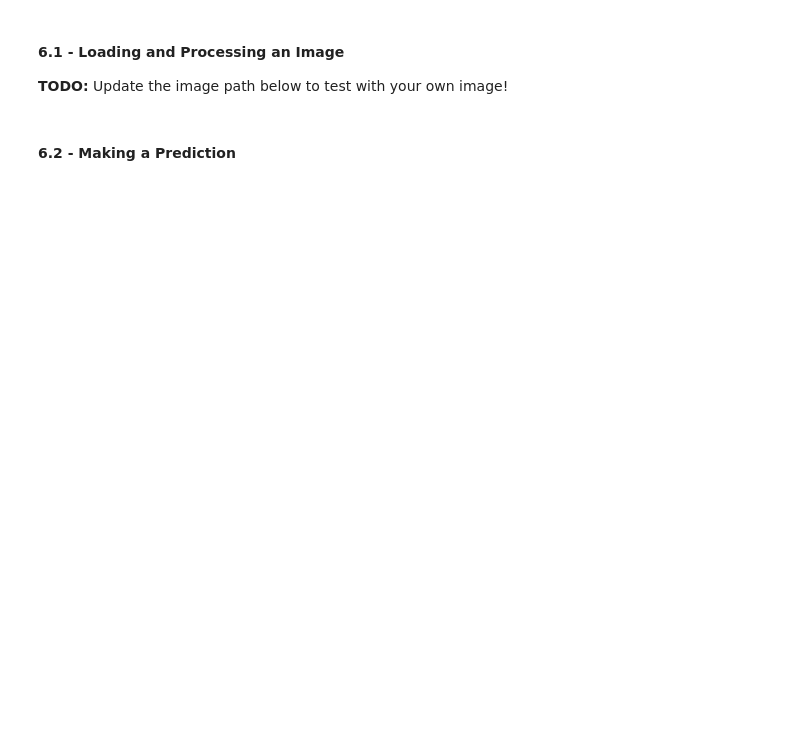
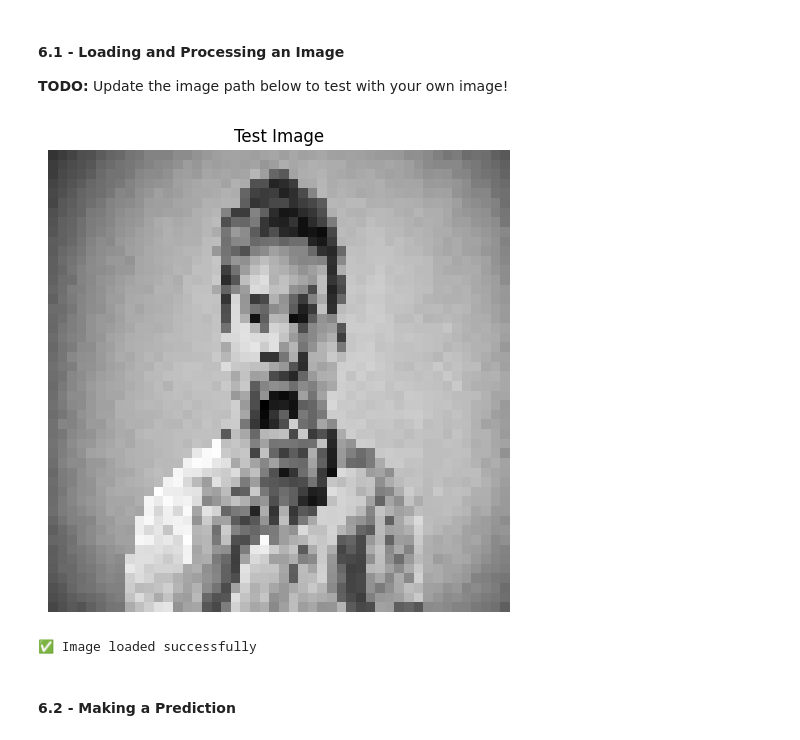
Before and after one commit to lavalender/unit-3-ai, a Jupyter notebook: 03-machine-learning/emotion-detector-lab.ipynb, the cells around one changed output. Cells and saved outputs as stored; diff of their text form; code cells hidden in the pictures; blank space fills up the shorter version.

```diff
--- a/03-machine-learning/emotion-detector-lab.ipynb
+++ b/03-machine-learning/emotion-detector-lab.ipynb
@@ -533,19 +594,22 @@ for key, value in label_dict.items():
 **TODO:** Update the image path below to test with your own image!
 # %%
 # TODO: Change this to your image path
-image_path = "path/to/your/image.jpg"
+image_path = "/Users/cohort24/unit-3-ai/anger.jpg"
 
 # Load and preprocess the image
 img = image.load_img(image_path, color_mode="grayscale", target_size=(img_size, img_size))
 
 # Display the original image
 plt.figure(figsize=(6, 6))
 plt.imshow(img, cmap='gray')
 plt.title("Test Image")
 plt.axis('off')
 plt.show()
 
 print("✅ Image loaded successfully")
+# %% [output]
+[figure, added]
+✅ Image loaded successfully
 # %% [markdown]
 #### 6.2 - Making a Prediction
 # %%
```
Also changed, not shown: parts of 24 cells of this notebook, 5 other files.
